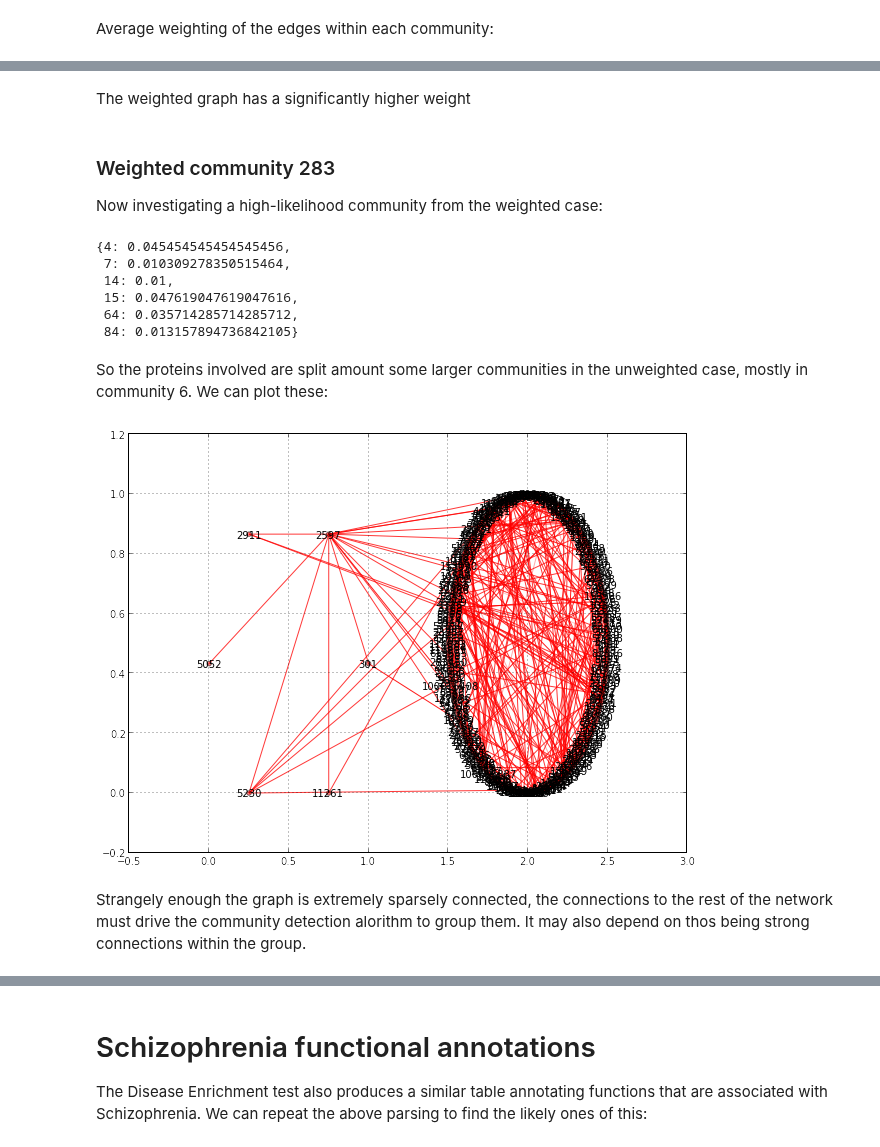
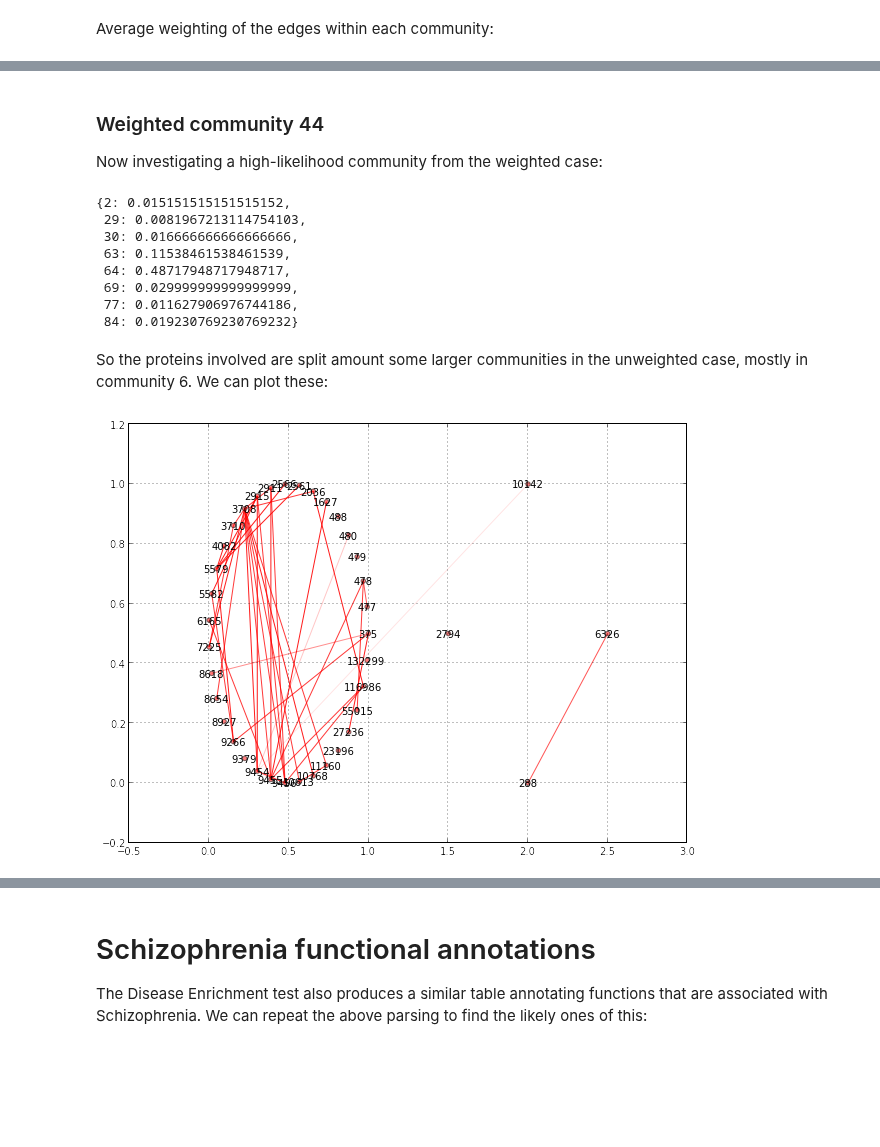
Before and after one commit to gngdb/opencast-bio, a Jupyter notebook: notebooks/Community Detection.ipynb, the cells around one changed output, grey strips where cells are left out. Cells and saved outputs as stored; diff of their text form; code cells hidden in the pictures; blank space fills up the shorter version.

Commit message:
repeated community detection

```diff
--- a/notebooks/Community Detection.ipynb
+++ b/notebooks/Community Detection.ipynb
@@ -525,26 +563,23 @@ averageweight(unweightedcommunities[29])
-# %% [markdown]
-The weighted graph has a significantly higher weight
 # %% [markdown]
-### Weighted community 283
+### Weighted community 44
 
 Now investigating a high-likelihood community from the weighted case:
 # %%
-s=findsimilarcom(weightedcommunities[283],unweightedcommunities)
+s=findsimilarcom(weightedcommunities[44],unweightedcommunities)
 s
 # %% [output]
-{4: 0.045454545454545456,
- 7: 0.010309278350515464,
- 14: 0.01,
- 15: 0.047619047619047616,
- 64: 0.035714285714285712,
- 84: 0.013157894736842105}
+{2: 0.015151515151515152,
+ 29: 0.0081967213114754103,
+ 30: 0.016666666666666666,
+ 63: 0.11538461538461539,
+ 64: 0.48717948717948717,
+ 69: 0.029999999999999999,
+ 77: 0.011627906976744186,
+ 84: 0.019230769230769232}
 # %% [markdown]
 So the proteins involved are split amount some larger communities in the unweighted case, mostly in community 6.
 We can plot these:
-# %%
-plotcommunities(weightedcommunities[283],list(flatten(map(lambda k: unweightedcommunities[k],s))))
-# %% [output]
-[figure, removed]
-# %% [markdown]
-Strangely enough the graph is extremely sparsely connected, the connections to the rest of the network must drive the community detection alorithm to group them.
-It may also depend on thos being strong connections within the group.
+# %%
+plotcommunities(weightedcommunities[44],unweightedcommunities[64])
+# %% [output]
+[figure, added]
```
Also changed, not shown: parts of 25 cells of this notebook, 1 other file.
